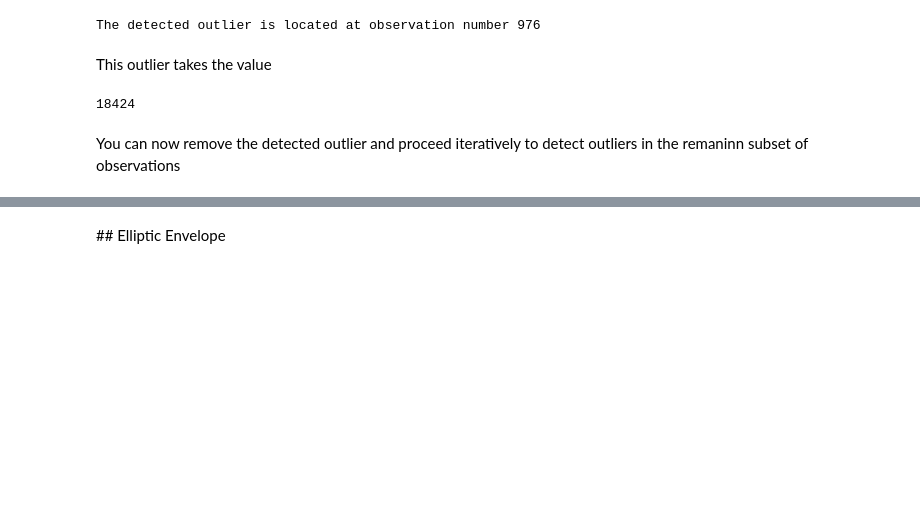
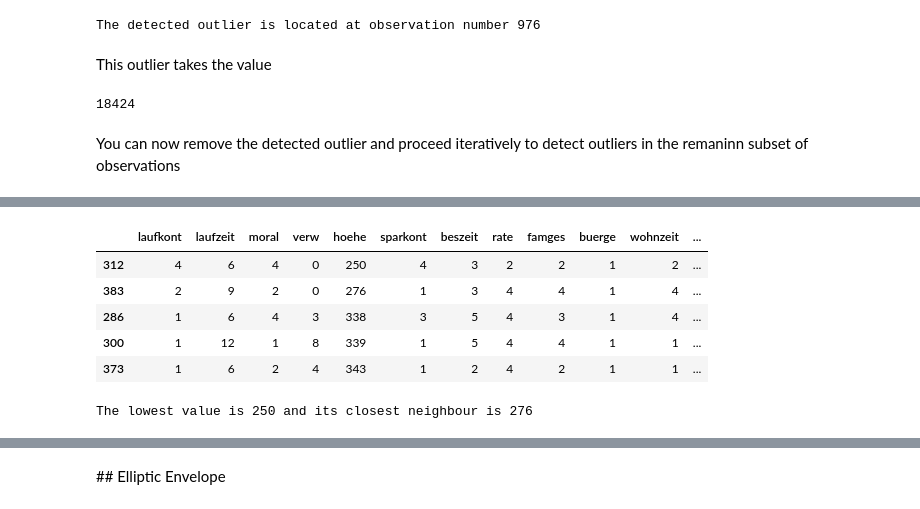
Before and after one commit to raulbenitez/OUTLIER_DETECTION, a Jupyter notebook: outlier_detection_methods.ipynb, the cells around one changed output, grey strips where cells are left out. Cells and saved outputs as stored; diff of their text form; code cells hidden in the pictures; blank space fills up the shorter version.

```diff
--- a/outlier_detection_methods.ipynb
+++ b/outlier_detection_methods.ipynb
@@ -305,0 +316,17 @@ You can now remove the detected outlier and proceed iteratively to detect outlie
+# %%
+df_sorted = df.sort_values(by=['hoehe'],ascending=True)
+df_sorted.head()
+# %% [output]
+|  | laufkont | laufzeit | moral | verw | hoehe | sparkont | beszeit | rate | famges | buerge | wohnzeit | ... |
+| 312 | 4 | 6 | 4 | 0 | 250 | 4 | 3 | 2 | 2 | 1 | 2 | ... |
+| 383 | 2 | 9 | 2 | 0 | 276 | 1 | 3 | 4 | 4 | 1 | 4 | ... |
+| 286 | 1 | 6 | 4 | 3 | 338 | 3 | 5 | 4 | 3 | 1 | 4 | ... |
+| 300 | 1 | 12 | 1 | 8 | 339 | 1 | 5 | 4 | 4 | 1 | 1 | ... |
+| 373 | 1 | 6 | 2 | 4 | 343 | 1 | 2 | 4 | 2 | 1 | 1 | ... |
+# %%
+lowest = df_sorted['hoehe'].values[0]
+nearest_neighbour = df_sorted['hoehe'].values[1]
+
+print('The lowest value is {} and its closest neighbour is {}'.format(lowest,nearest_neighbour))
+# %% [output]
+The lowest value is 250 and its closest neighbour is 276
```
Also changed, not shown: parts of 13 cells of this notebook.
